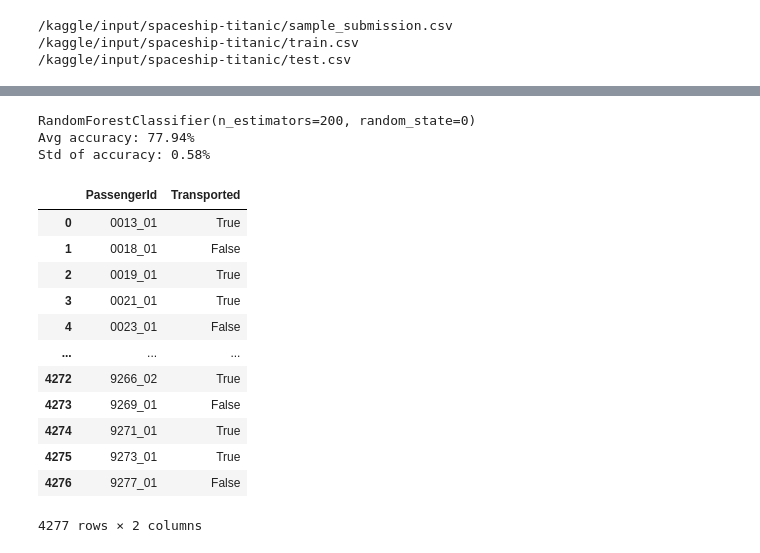
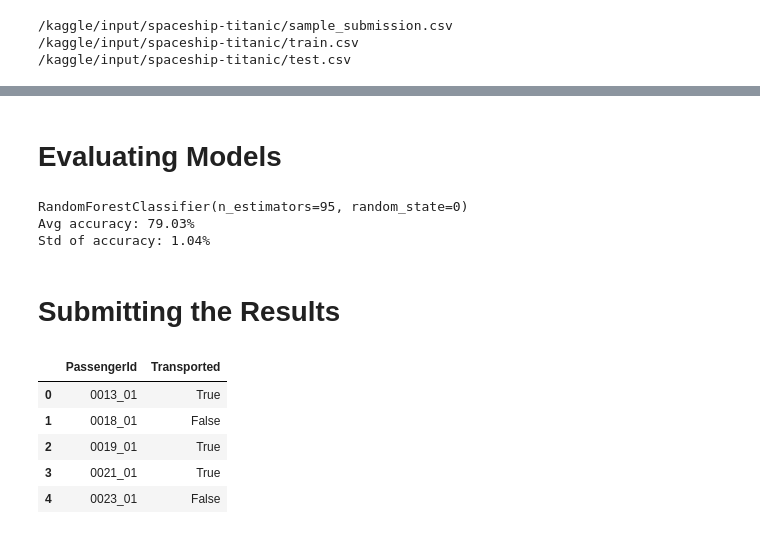
Before and after one commit to TheJade/kaggle-competitions, a Jupyter notebook: space-titanic/space-titanic.ipynb, the cells around one changed output, grey strips where cells are left out. Saved outputs shown, nothing was run; the diff lists cells and outputs as text; code cells hidden in the pictures.

Commit message:
Kaggle Notebook | space_titanic3 | Refactored First Half of nb

```diff
--- a/space-titanic/space-titanic.ipynb
+++ b/space-titanic/space-titanic.ipynb
@@ -156,0 +124,3 @@ feat_eng(df_train).head(2)
+# %%
+df_feat = feat_eng(df_train, drop_used_columns=False, PassengerIdGroup=False)
+df_feat.sample(n=5)
@@ -184,3 +186,19 @@ T_S              1     0           0.00
+# %%
+# TODO: refactor the code after this line to be more applicable
+
+# categorical_cols = ['HomePlanet', 'CryoSleep', 'CabinGroup', 'CabinZone', 'Destination', 'VIP', 'FamilySize'] # 'Name'
+
+# # Select numerical columns
+# numerical_cols = ['Age', 'RoomService', 'FoodCourt', 'ShoppingMall', 'Spa', 'VRDeck']
+
+categorical_cols = ['HomePlanet', 'CryoSleep', 'Cabin', 'Destination', 'VIP'] # 'Name'
+
+# Select numerical columns
+numerical_cols = ['Age', 'RoomService', 'FoodCourt', 'ShoppingMall', 'Spa', 'VRDeck']
+
+my_cols = ['PassengerId'] + categorical_cols + numerical_cols
+y = df_feat.Transported
+X = df_feat[my_cols].drop(['Transported'], axis=1, errors='ignore')
 # %%
 from sklearn.compose import ColumnTransformer
 from sklearn.pipeline import Pipeline
@@ -202,6 +220,8 @@ preprocessor = ColumnTransformer(
         ('num', numerical_transformer, numerical_cols),
         ('cat', categorical_transformer, categorical_cols)
     ])
+# %% [markdown]
+# Evaluating Models
 # %%
 # evaluate the model
 from sklearn.ensemble import RandomForestClassifier
@@ -224,4 +242,7 @@ def get_score(preprocessor, model):
 # %%
+# model picking and parameter tuning
+# TODO: update this process
+
 from xgboost import XGBClassifier
 from sklearn.ensemble import RandomForestClassifier
 from sklearn.neighbors import KNeighborsClassifier
@@ -232,7 +253,9 @@ models = []
 # models.append(RandomForestClassifier(n_estimators=125, random_state=0))
 # models.append(RandomForestClassifier(n_estimators=150, random_state=0))
 # models.append(RandomForestClassifier(n_estimators=175, random_state=0))
-models.append(RandomForestClassifier(n_estimators=200, random_state=0))
+models.append(RandomForestClassifier(n_estimators=95, random_state=0))
+# models.append(RandomForestClassifier(n_estimators=200, random_state=0))
+# models.append(RandomForestClassifier(n_estimators=225, random_state=0))
 # models.append(RandomForestClassifier(n_estimators=1000, random_state=0))
 
 
@@ -247,6 +270,6 @@ for model in models:
     score = get_score(preprocessor, model)
     print(f"{model}\nAvg accuracy: {round(score.mean()*100, 2)}%\nStd of accuracy: {round(score.std()*100, 2)}%\n\n")
 # %% [output]
-RandomForestClassifier(n_estimators=200, random_state=0)
-Avg accuracy: 77.94%
-Std of accuracy: 0.58%
+RandomForestClassifier(n_estimators=95, random_state=0)
+Avg accuracy: 79.03%
+Std of accuracy: 1.04%
@@ -263,29 +297,22 @@ my_pipeline.fit(X_train, y_train)
 
 # Preprocessing of validation data, get predictions
 preds = my_pipeline.predict(X_valid)
+# %% [markdown]
+# Submitting the Results
 # %%
-# Submitting
-
 # Preprocessing of validation data, get predictions
-preds = my_pipeline.predict(feat_eng(df_test))
+preds = my_pipeline.predict(feat_eng(df_test, drop_used_columns=False, PassengerIdGroup=False))
 # %%
 output = pd.DataFrame({'PassengerId': df_test['PassengerId'],
                        'Transported': [bool(i) for i in preds]})
 output.to_csv('submission.csv', index=False)
 # %%
-output
+output.head()
 # %% [output]
 |  | PassengerId | Transported |
 | 0 | 0013_01 | True |
 | 1 | 0018_01 | False |
 | 2 | 0019_01 | True |
 | 3 | 0021_01 | True |
 | 4 | 0023_01 | False |
-| ... | ... | ... |
-| 4272 | 9266_02 | True |
-| 4273 | 9269_01 | False |
-| 4274 | 9271_01 | True |
-| 4275 | 9273_01 | True |
-| 4276 | 9277_01 | False |
-4277 rows × 2 columns
 # %%
```
Also changed, not shown: parts of 33 cells of this notebook.
